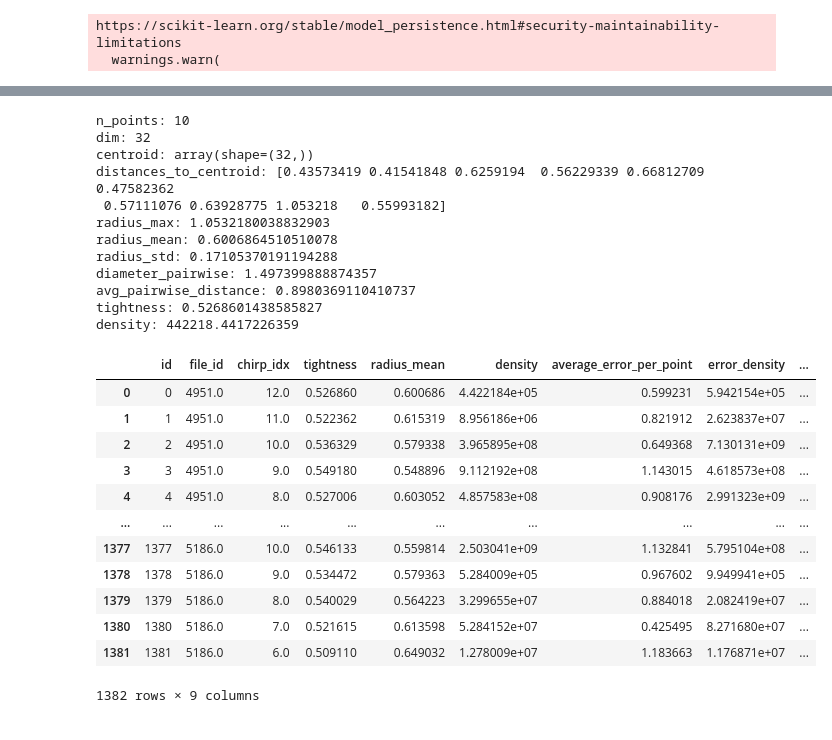
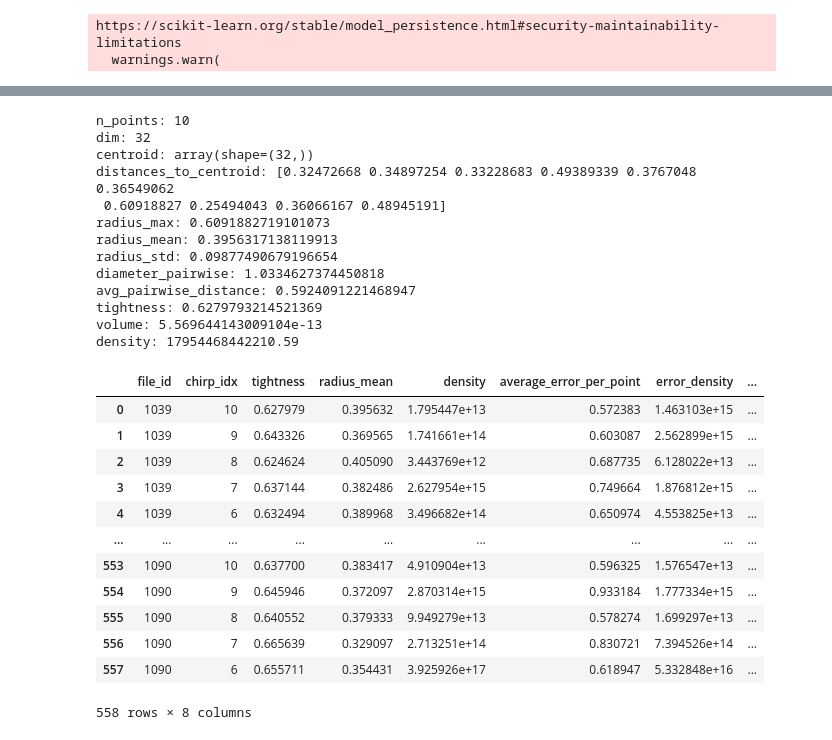
Before and after one commit to paepcke/bats, a Jupyter notebook: src/andrew/intermodel_confidence.ipynb, the cells around one changed output, grey strips where cells are left out. Cells and saved outputs as stored; diff of their text form; code cells hidden in the pictures.

```diff
--- a/src/andrew/intermodel_confidence.ipynb
+++ b/src/andrew/intermodel_confidence.ipynb
@@ -9,0 +23,5 @@ output_folder = "../../bats_transformer/outputs/july_daytime_new_mask_11_5"
+# %%
+# Nighttime recordings (max 2 seconds) from the lake in Jan-Feb 2022, filtered to only include Myca (Myotis californicus) chirps
+output_folder = "../../bats_transformer/outputs/2022_lake_2secs_myca_quantile_1_28"
+dataset_path = "../../bats_transformer/data/2022_lake_2secs_myca/splits"
+raw_audio_folder = None
@@ -259,12 +278,12 @@ def compute_cluster_measures(X, radius_for_density=None):
         "diameter_pairwise": diameter,
         "avg_pairwise_distance": avg_pairwise,
         "tightness": tightness,
+        "volume": vol,
         "density": density,
     }
 
-# Example: compute measures for pred_cluster_0 (assumes pred_cluster_0 exists in the notebook)
-measures_pred_cluster_0 = compute_cluster_measures(pred_cluster_0)
-for k, v in measures_pred_cluster_0.items():
+measures_pred_cluster = compute_cluster_measures(cluster_predictions(df_list, 0))
+for k, v in measures_pred_cluster.items():
     if k == "centroid":
         print(f"{k}: array(shape={v.shape})")
     elif k == "distances_to_centroid":
@@ -275,53 +294,55 @@ for k, v in measures_pred_cluster_0.items():
 n_points: 10
 dim: 32
 centroid: array(shape=(32,))
-distances_to_centroid: [0.43573419 0.41541848 0.6259194  0.56229339 0.66812709 0.47582362
- 0.57111076 0.63928775 1.053218   0.55993182]
-radius_max: 1.0532180038832903
-radius_mean: 0.6006864510510078
-radius_std: 0.17105370191194288
-diameter_pairwise: 1.497399888874357
-avg_pairwise_distance: 0.8980369110410737
-tightness: 0.5268601438585827
-density: 442218.4417226359
+distances_to_centroid: [0.32472668 0.34897254 0.33228683 0.49389339 0.3767048  0.36549062
+ 0.60918827 0.25494043 0.36066167 0.48945191]
+radius_max: 0.6091882719101073
+radius_mean: 0.3956317138119913
+radius_std: 0.09877490679196654
+diameter_pairwise: 1.0334627374450818
+avg_pairwise_distance: 0.5924091221468947
+tightness: 0.6279793214521369
+volume: 5.569644143009104e-13
+density: 17954468442210.59
 # %%
 error_cluster = cluster_predictions(absolute_errors, 0)
 # %%
 tightness = []
 radii = []
 densities = []
 error_densities = []
 for i in range(len(df_list[0])):
     pred_cluster_i = cluster_predictions(df_list, i)
     measures = compute_cluster_measures(pred_cluster_i)
     tightness.append(measures["tightness"])
     radii.append(measures["radius_mean"])
     densities.append(measures["density"])
 
     error_cluster_i = cluster_predictions(absolute_errors, i)
     error_measures = compute_cluster_measures(error_cluster_i)
     error_densities.append(error_measures["density"])
     # print(measures["tightness"])
-df_tightness = df_list[0][['file_id', 'chirp_idx']].copy()
-df_tightness.insert(0, 'id', df_list[0].index)
+# copy file_id and chirp_idx from df_list as ints
+df_tightness = df_list[0][['file_id', 'chirp_idx']].copy().astype(int)
+# df_tightness.insert(0, 'id', df_list[0].index)
 df_tightness['tightness'] = tightness
 df_tightness['radius_mean'] = radii
 df_tightness['density'] = densities
 df_tightness['average_error_per_point'] = average_error_per_point.mean(axis=0)
 df_tightness['error_density'] = error_densities
 df_tightness['euclidean_distance'] = euclidean_distances.mean(axis=0)
 df_tightness
 # %% [output]
-|  | id | file_id | chirp_idx | tightness | radius_mean | density | average_error_per_point | error_density | ... |
-| 0 | 0 | 4951.0 | 12.0 | 0.526860 | 0.600686 | 4.422184e+05 | 0.599231 | 5.942154e+05 | ... |
-| 1 | 1 | 4951.0 | 11.0 | 0.522362 | 0.615319 | 8.956186e+06 | 0.821912 | 2.623837e+07 | ... |
-| 2 | 2 | 4951.0 | 10.0 | 0.536329 | 0.579338 | 3.965895e+08 | 0.649368 | 7.130131e+09 | ... |
-| 3 | 3 | 4951.0 | 9.0 | 0.549180 | 0.548896 | 9.112192e+08 | 1.143015 | 4.618573e+08 | ... |
-| 4 | 4 | 4951.0 | 8.0 | 0.527006 | 0.603052 | 4.857583e+08 | 0.908176 | 2.991323e+09 | ... |
-| ... | ... | ... | ... | ... | ... | ... | ... | ... | ... |
-| 1377 | 1377 | 5186.0 | 10.0 | 0.546133 | 0.559814 | 2.503041e+09 | 1.132841 | 5.795104e+08 | ... |
-| 1378 | 1378 | 5186.0 | 9.0 | 0.534472 | 0.579363 | 5.284009e+05 | 0.967602 | 9.949941e+05 | ... |
-| 1379 | 1379 | 5186.0 | 8.0 | 0.540029 | 0.564223 | 3.299655e+07 | 0.884018 | 2.082419e+07 | ... |
-| 1380 | 1380 | 5186.0 | 7.0 | 0.521615 | 0.613598 | 5.284152e+07 | 0.425495 | 8.271680e+07 | ... |
-| 1381 | 1381 | 5186.0 | 6.0 | 0.509110 | 0.649032 | 1.278009e+07 | 1.183663 | 1.176871e+07 | ... |
+|  | file_id | chirp_idx | tightness | radius_mean | density | average_error_per_point | error_density | ... |
+| 0 | 1039 | 10 | 0.627979 | 0.395632 | 1.795447e+13 | 0.572383 | 1.463103e+15 | ... |
+| 1 | 1039 | 9 | 0.643326 | 0.369565 | 1.741661e+14 | 0.603087 | 2.562899e+15 | ... |
+| 2 | 1039 | 8 | 0.624624 | 0.405090 | 3.443769e+12 | 0.687735 | 6.128022e+13 | ... |
+| 3 | 1039 | 7 | 0.637144 | 0.382486 | 2.627954e+15 | 0.749664 | 1.876812e+15 | ... |
+| 4 | 1039 | 6 | 0.632494 | 0.389968 | 3.496682e+14 | 0.650974 | 4.553825e+13 | ... |
+| ... | ... | ... | ... | ... | ... | ... | ... | ... |
+| 553 | 1090 | 10 | 0.637700 | 0.383417 | 4.910904e+13 | 0.596325 | 1.576547e+13 | ... |
+| 554 | 1090 | 9 | 0.645946 | 0.372097 | 2.870314e+15 | 0.933184 | 1.777334e+15 | ... |
+| 555 | 1090 | 8 | 0.640552 | 0.379333 | 9.949279e+13 | 0.578274 | 1.699297e+13 | ... |
+| 556 | 1090 | 7 | 0.665639 | 0.329097 | 2.713251e+14 | 0.830721 | 7.394526e+14 | ... |
+| 557 | 1090 | 6 | 0.655711 | 0.354431 | 3.925926e+17 | 0.618947 | 5.332848e+16 | ... |
-1382 rows × 9 columns
+558 rows × 8 columns
```
Also changed, not shown: parts of 101 cells of this notebook, 1 other file.
